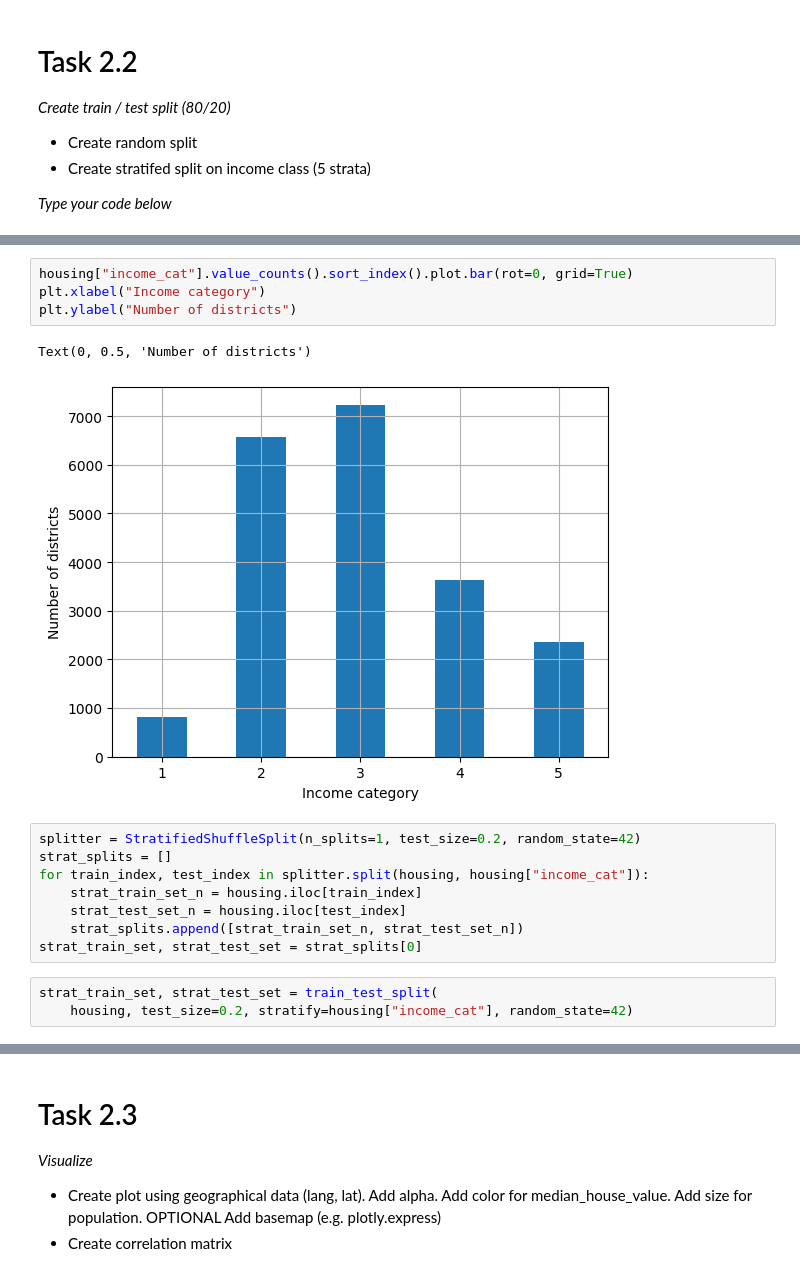
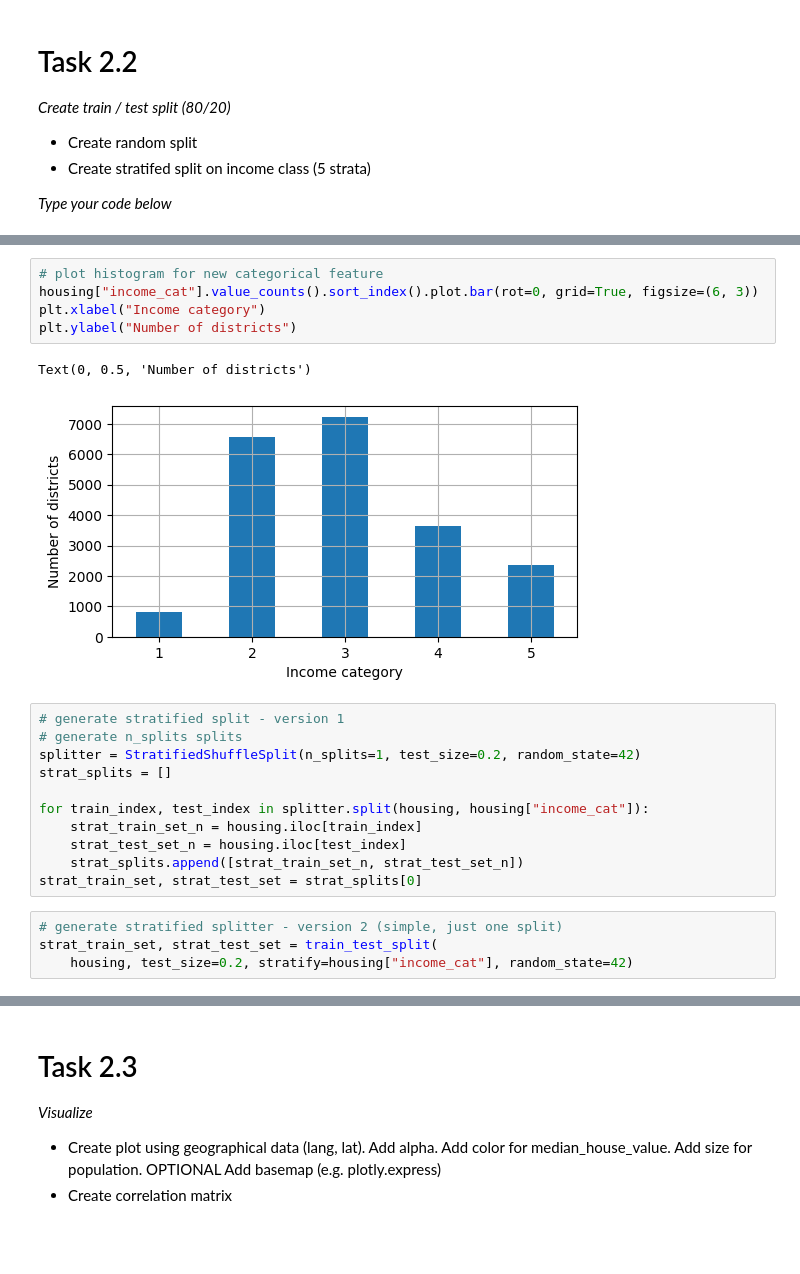
Before and after one commit to marcinsawinski/UEP_KIE_ML_LAB_PROG, a Jupyter notebook: 02_housing_solution.ipynb, the cells around one changed output, grey strips where cells are left out. Cells and saved outputs as stored; diff of their text form; blank space fills up the shorter version.

```diff
--- a/02_housing_solution.ipynb
+++ b/02_housing_solution.ipynb
@@ -124,18 +134,23 @@ Name: income_cat, dtype: int64
 # %%
-housing["income_cat"].value_counts().sort_index().plot.bar(rot=0, grid=True)
+# plot histogram for new categorical feature
+housing["income_cat"].value_counts().sort_index().plot.bar(rot=0, grid=True, figsize=(6, 3))
 plt.xlabel("Income category")
 plt.ylabel("Number of districts")
 # %% [output]
 Text(0, 0.5, 'Number of districts')
-[figure, old version]
+[figure, new version]
 # %%
+# generate stratified split - version 1
+# generate n_splits splits
 splitter = StratifiedShuffleSplit(n_splits=1, test_size=0.2, random_state=42)
 strat_splits = []
+
 for train_index, test_index in splitter.split(housing, housing["income_cat"]):
     strat_train_set_n = housing.iloc[train_index]
     strat_test_set_n = housing.iloc[test_index]
     strat_splits.append([strat_train_set_n, strat_test_set_n])
 strat_train_set, strat_test_set = strat_splits[0]
 # %%
+# generate stratified splitter - version 2 (simple, just one split)
 strat_train_set, strat_test_set = train_test_split(
     housing, test_size=0.2, stratify=housing["income_cat"], random_state=42)
```
Also changed, not shown: parts of 113 cells of this notebook.
